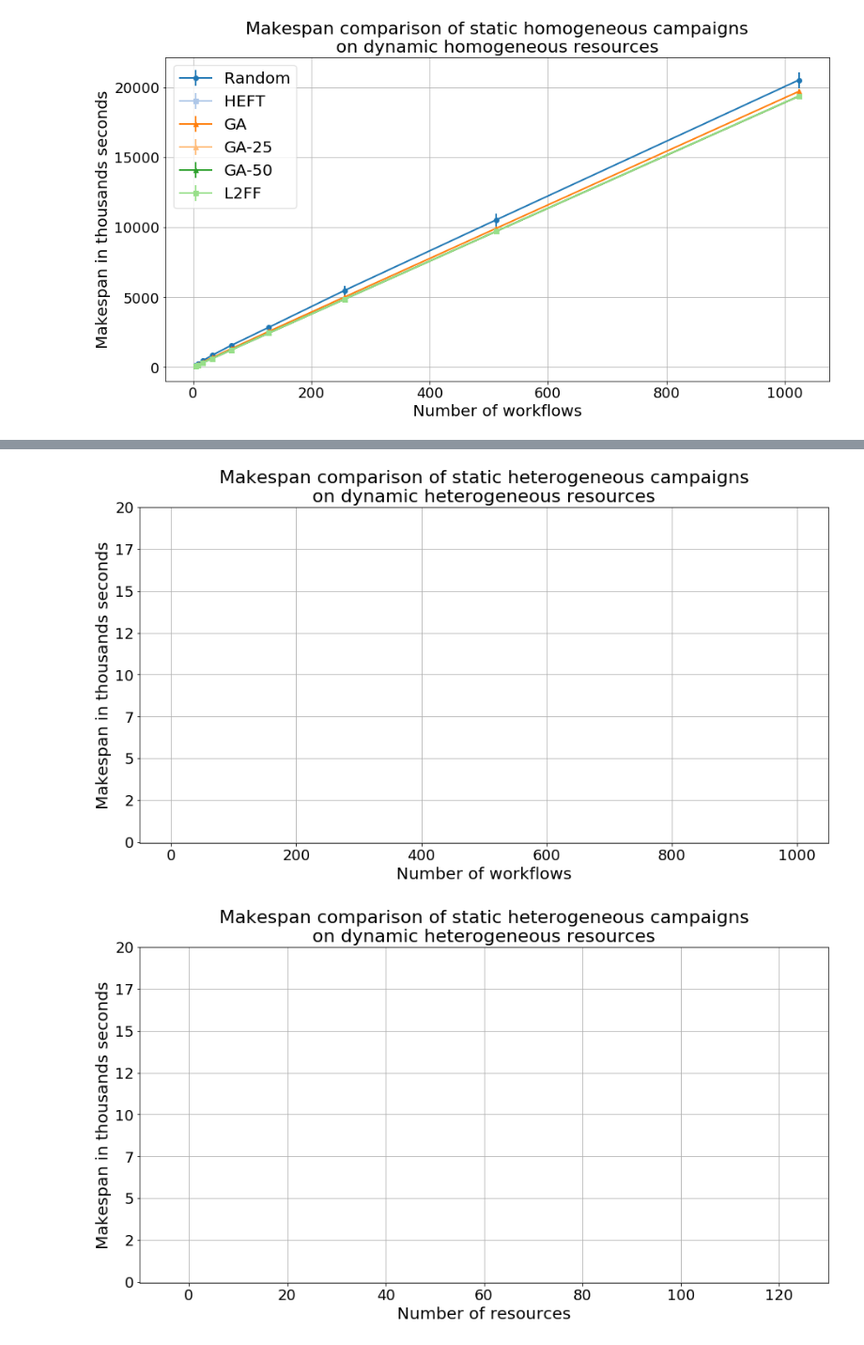
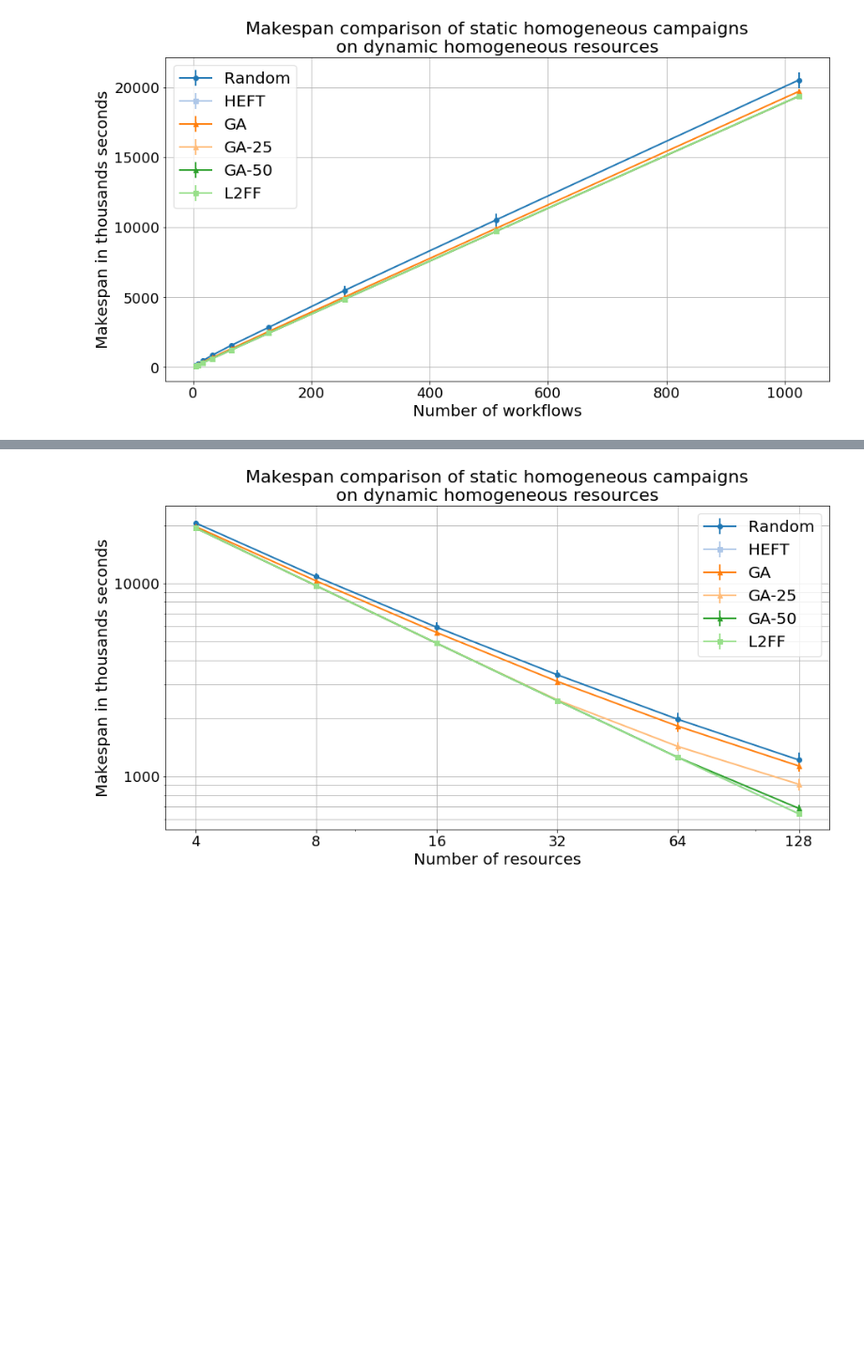
Before and after one commit to radical-experiments/campaign_manager, a Jupyter notebook: Notebooks/Experiment3.ipynb, the cells around one changed output, grey strips where cells are left out. Shown at 94% size. Saved outputs shown, nothing was run; the diff lists cells and outputs as text; code cells hidden in the pictures; blank space fills up the shorter version.

Commit message:
New data.

```diff
--- a/Notebooks/Experiment3.ipynb
+++ b/Notebooks/Experiment3.ipynb
@@ -186,29 +121,30 @@ _ = axis.set_title('Makespan comparison of static heterogeneous campaigns\non dy
-# %%
-fig,axis = plt.subplots(nrows=1,ncols=1,figsize=(15,7.5))
-
-_ = axis.set_ylabel('Makespan in thousands seconds',fontsize=20)
-_ = axis.set_xlabel('Number of workflows',fontsize=20)
-_ = axis.set_ylim([-50,20000])
-_ = axis.set_xlim([-50,1050])
-_ = axis.set_xticks([0,200,400,600,800,1000])
-_ = axis.set_xticklabels(axis.get_xticks().astype('int').tolist(),fontsize=18)
-_ = axis.set_yticklabels((axis.get_yticks()/1000).astype('int').tolist(),fontsize=18)
-_ = axis.grid('on')
-_ = axis.set_title('Makespan comparison of static heterogeneous campaigns\non dynamic heterogeneous resources', fontsize=22)
-#fig.savefig('StHeteroCampaigns_4DyHeteroResources.pdf',bbox_inches='tight')
-
-fig,axis = plt.subplots(nrows=1,ncols=1,figsize=(15,7.5))
-
-_ = axis.set_ylabel('Makespan in thousands seconds',fontsize=20)
-_ = axis.set_xlabel('Number of resources',fontsize=20)
-_ = axis.set_ylim([-50,20000])
-_ = axis.set_xlim([-10,130])
-_ = axis.set_xticks([0,20,40,60,80,100, 120])
-_ = axis.set_xticklabels(axis.get_xticks().astype('int').tolist(),fontsize=18)
-_ = axis.set_yticklabels((axis.get_yticks()/1000).astype('int').tolist(),fontsize=18)
-_ = axis.grid('on')
-_ = axis.set_title('Makespan comparison of static heterogeneous campaigns\non dynamic heterogeneous resources', fontsize=22)
-#fig.savefig('DyHeteroResources_StHeteroCampaigns.pdf', bbox_inches='tight')
-# %% [output]
-[figure, removed]
-[figure, removed]
+# %%
+DynHomoResources_StHomoCampaigns = pd.read_csv('../Data/DynHomoResources_StHomoCampaigns.csv')
+
+DynHomoResources_StHomoCampaigns = DynHomoResources_StHomoCampaigns.groupby(by=['planner','size'])
+DynHomoResources_StHomoCampaigns_makespan_means = DynHomoResources_StHomoCampaigns.mean()
+DynHomoResources_StHomoCampaigns_makespan_stds = DynHomoResources_StHomoCampaigns.std()
+# %%
+fig,axis = plt.subplots(nrows=1,ncols=1,figsize=(15,7.5))
+_ = axis.errorbar(DynHomoResources_StHomoCampaigns_makespan_means.xs('RANDOM').index, DynHomoResources_StHomoCampaigns_makespan_means.xs('RANDOM')['makespan'].values,DynHomoResources_StHomoCampaigns_makespan_stds.xs('RANDOM')['makespan'].values, color=tab20(0),marker='o',label='Random',linewidth=2)
+_ = axis.errorbar(DynHomoResources_StHomoCampaigns_makespan_means.xs('HEFT').index,DynHomoResources_StHomoCampaigns_makespan_means.xs('HEFT')['makespan'].values,DynHomoResources_StHomoCampaigns_makespan_stds.xs('HEFT')['makespan'].values, marker='s',label='HEFT', color=tab20(1),linewidth=2)
+_ = axis.errorbar(DynHomoResources_StHomoCampaigns_makespan_means.xs('GA').index, DynHomoResources_StHomoCampaigns_makespan_means.xs('GA')['makespan'].values,DynHomoResources_StHomoCampaigns_makespan_stds.xs('GA')['makespan'].values, color=tab20(2),marker='^',label='GA',linewidth=2)
+_ = axis.errorbar(DynHomoResources_StHomoCampaigns_makespan_means.xs('GA-25').index, DynHomoResources_StHomoCampaigns_makespan_means.xs('GA-25')['makespan'].values,DynHomoResources_StHomoCampaigns_makespan_stds.xs('GA-25')['makespan'].values, color=tab20(3),marker='^',label='GA-25',linewidth=2)
+_ = axis.errorbar(DynHomoResources_StHomoCampaigns_makespan_means.xs('GA-50').index, DynHomoResources_StHomoCampaigns_makespan_means.xs('GA-50')['makespan'].values,DynHomoResources_StHomoCampaigns_makespan_stds.xs('GA-50')['makespan'].values, color=tab20(4),marker='^',label='GA-50',linewidth=2)
+_ = axis.errorbar(DynHomoResources_StHomoCampaigns_makespan_means.xs('L2FF').index,DynHomoResources_StHomoCampaigns_makespan_means.xs('L2FF')['makespan'].values,DynHomoResources_StHomoCampaigns_makespan_stds.xs('L2FF')['makespan'].values,marker='s',label='L2FF', color=tab20(5),linewidth=2)
+_ = axis.set_ylabel('Makespan in thousands seconds',fontsize=20)
+_ = axis.set_xlabel('Number of resources',fontsize=20)
+_ = axis.set_yscale('log')
+_ = axis.set_xscale('symlog')
+#_ = axis.set_ylim([-50,20000])
+#_ = axis.set_xlim([-10,130])
+_ = axis.set_xticks([4,8,16,32,64,128])
+_ = axis.set_xticklabels(axis.get_xticks().astype('int').tolist(),fontsize=18)
+_ = axis.set_yticklabels((axis.get_yticks()/1000).astype('int').tolist(),fontsize=18)
+_ = axis.grid('on',which='both', axis='y')
+_ = axis.grid('on',which='major', axis='x')
+_ = axis.set_title('Makespan comparison of static homogeneous campaigns\non dynamic homogeneous resources', fontsize=22)
+_ = axis.legend(fontsize=20)
+#fig.savefig('DyHomoResources_StHomoCampaigns.pdf', bbox_inches='tight')
+# %% [output]
+[figure, added]
```
Also changed, not shown: parts of 16 cells of this notebook, 47 other files.
